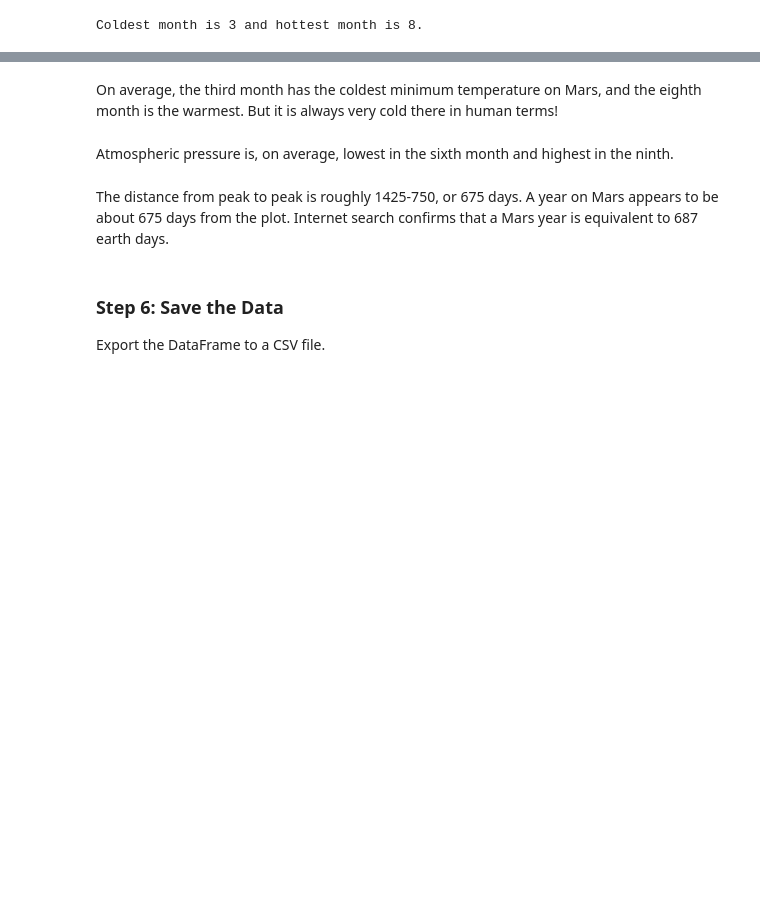
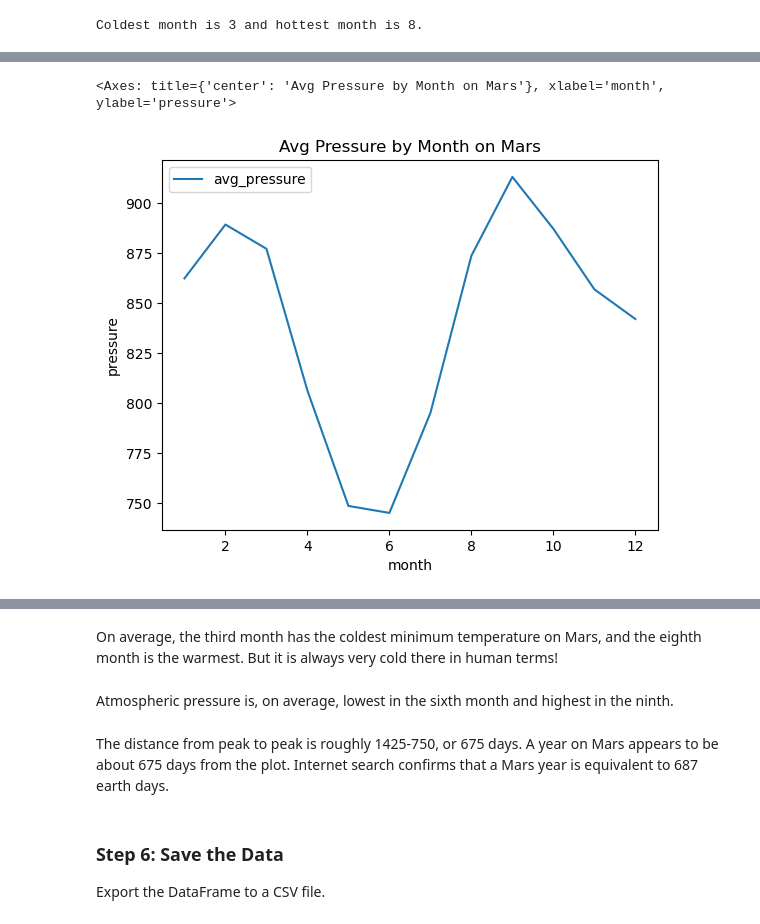
Before and after one commit to csaving/web-scraping-challenge, a Jupyter notebook: part_2_mars_weather.ipynb, the cells around one changed output, grey strips where cells are left out. Cells and saved outputs as stored; diff of their text form; code cells hidden in the pictures; blank space fills up the shorter version.

```diff
--- a/part_2_mars_weather.ipynb
+++ b/part_2_mars_weather.ipynb
@@ -203,3 +170,6 @@ print(f"Coldest month is {min_month} and hottest month is {max_month}.")
 Coldest month is 3 and hottest month is 8.
 # %%
 # 4. Average pressure by Martian month
+pressure_mean = pd.DataFrame(mean_df['pressure'])
+pressure_mean.rename(columns={'pressure':'avg_pressure'}, inplace=True)
+pressure_mean
@@ -206,2 +191,6 @@ Coldest month is 3 and hottest month is 8.
 # %%
 # Plot the average pressure by month
+pressure_mean.plot(ylabel='pressure', title='Avg Pressure by Month on Mars')
+# %% [output]
+<Axes: title={'center': 'Avg Pressure by Month on Mars'}, xlabel='month', ylabel='pressure'>
+[figure, added]
```
Also changed, not shown: parts of 8 cells of this notebook.
